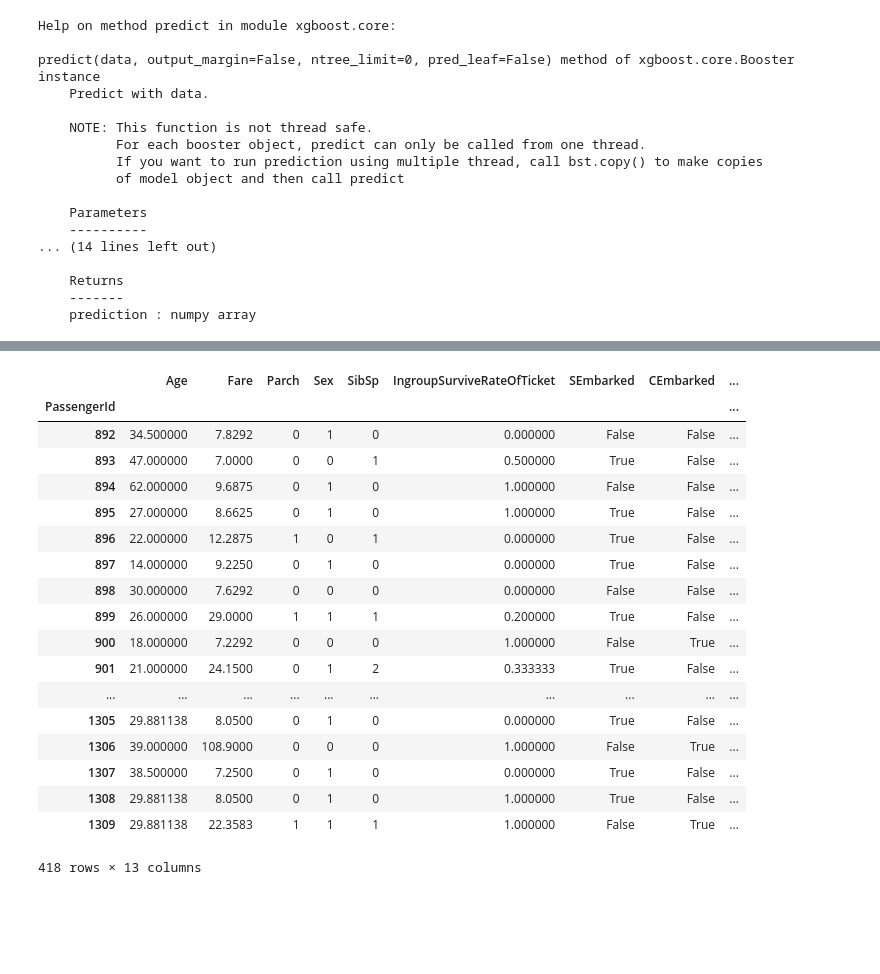
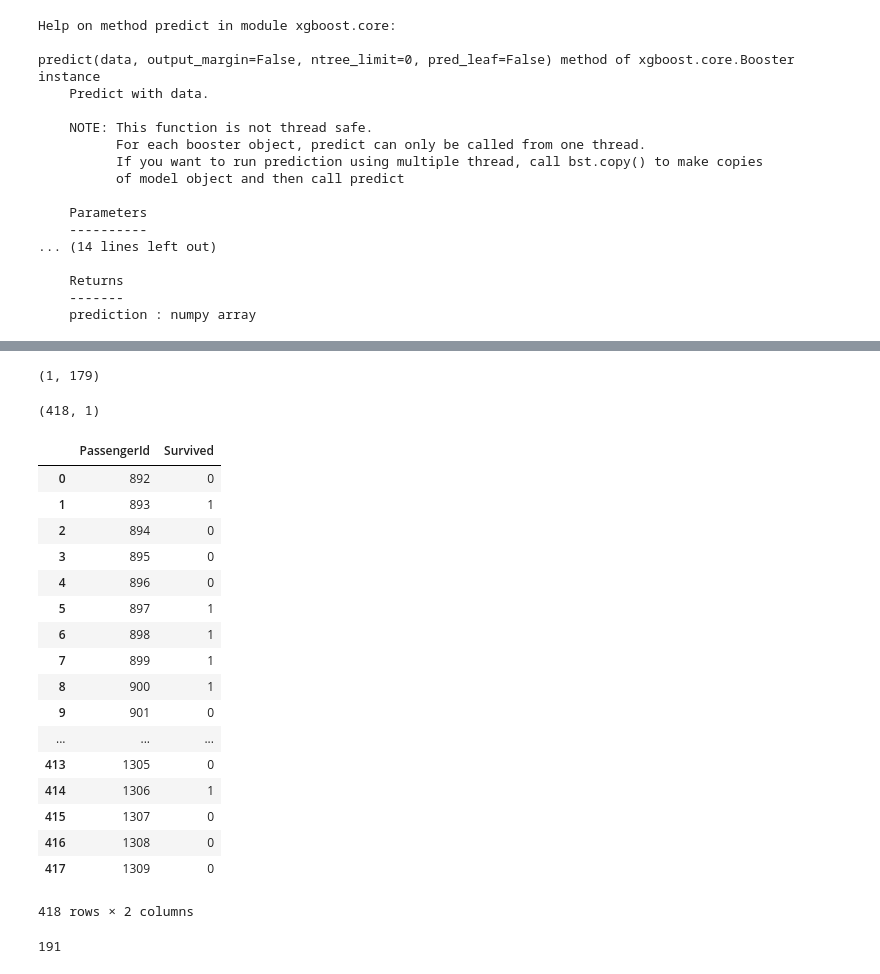
Before and after one commit to Dosann/KaggleTitanicSurvivalPrediction, a Jupyter notebook: MainStreamline.ipynb, the cells around one changed output, grey strips where cells are left out. Saved outputs shown, nothing was run; the diff lists cells and outputs as text; code cells hidden in the pictures; blank space fills up the shorter version.

```diff
--- a/MainStreamline.ipynb
+++ b/MainStreamline.ipynb
@@ -184,0 +230,2 @@ sess.run(init)
+# %%
+sess.run(Youtput, feed_dict = {X:arDevX})
@@ -184,0 +250,2 @@ sess.run(init)
+# %%
+preds = sess.run(Youtput, feed_dict = {X:arTestX})
@@ -235,2 +291,0 @@ for i in range(50001):
-# %%
-preds = sess.run(tf.round(Youtput), feed_dict = {X:arTestX})
@@ -335,27 +364,38 @@ dfTestX.iloc[0:10,:]
+# %%
+preds.shape
+# %% [output]
+(1, 179)
+# %%
+result.shape
+# %% [output]
+(418, 1)
 # %%
 result = pd.DataFrame({'PassengerId':dfTestYOri['PassengerId']} )
-result['Survived'] = list(map(lambda x:int(x), preds.reshape([-1])))
+result['Survived'] = list(map(lambda x:int(round(x)), preds.reshape([-1])))
-# %%
-dfTestX
-# %% [output]
-|  | Age | Fare | Parch | Sex | SibSp | IngroupSurviveRateOfTicket | SEmbarked | CEmbarked | ... |
-| PassengerId |  |  |  |  |  |  |  |  | ... |
-| 892 | 34.500000 | 7.8292 | 0 | 1 | 0 | 0.000000 | False | False | ... |
-| 893 | 47.000000 | 7.0000 | 0 | 0 | 1 | 0.500000 | True | False | ... |
-| 894 | 62.000000 | 9.6875 | 0 | 1 | 0 | 1.000000 | False | False | ... |
-| 895 | 27.000000 | 8.6625 | 0 | 1 | 0 | 1.000000 | True | False | ... |
-| 896 | 22.000000 | 12.2875 | 1 | 0 | 1 | 0.000000 | True | False | ... |
-| 897 | 14.000000 | 9.2250 | 0 | 1 | 0 | 0.000000 | True | False | ... |
-| 898 | 30.000000 | 7.6292 | 0 | 0 | 0 | 0.000000 | False | False | ... |
-| 899 | 26.000000 | 29.0000 | 1 | 1 | 1 | 0.200000 | True | False | ... |
-| 900 | 18.000000 | 7.2292 | 0 | 0 | 0 | 1.000000 | False | True | ... |
-| 901 | 21.000000 | 24.1500 | 0 | 1 | 2 | 0.333333 | True | False | ... |
-| ... | ... | ... | ... | ... | ... | ... | ... | ... | ... |
-| 1305 | 29.881138 | 8.0500 | 0 | 1 | 0 | 0.000000 | True | False | ... |
-| 1306 | 39.000000 | 108.9000 | 0 | 0 | 0 | 1.000000 | False | True | ... |
-| 1307 | 38.500000 | 7.2500 | 0 | 1 | 0 | 0.000000 | True | False | ... |
-| 1308 | 29.881138 | 8.0500 | 0 | 1 | 0 | 1.000000 | True | False | ... |
-| 1309 | 29.881138 | 22.3583 | 1 | 1 | 1 | 1.000000 | False | True | ... |
-418 rows × 13 columns
+# %%
+result
+# %% [output]
+|  | PassengerId | Survived |
+| 0 | 892 | 0 |
+| 1 | 893 | 1 |
+| 2 | 894 | 0 |
+| 3 | 895 | 0 |
+| 4 | 896 | 0 |
+| 5 | 897 | 1 |
+| 6 | 898 | 1 |
+| 7 | 899 | 1 |
+| 8 | 900 | 1 |
+| 9 | 901 | 0 |
+| ... | ... | ... |
+| 413 | 1305 | 0 |
+| 414 | 1306 | 1 |
+| 415 | 1307 | 0 |
+| 416 | 1308 | 0 |
+| 417 | 1309 | 0 |
+418 rows × 2 columns
+# %%
+np.sum(result['Survived']==1)
+# %% [output]
+191
 # %%
 result
```
Also changed, not shown: parts of 24 cells of this notebook, 8 other files.
